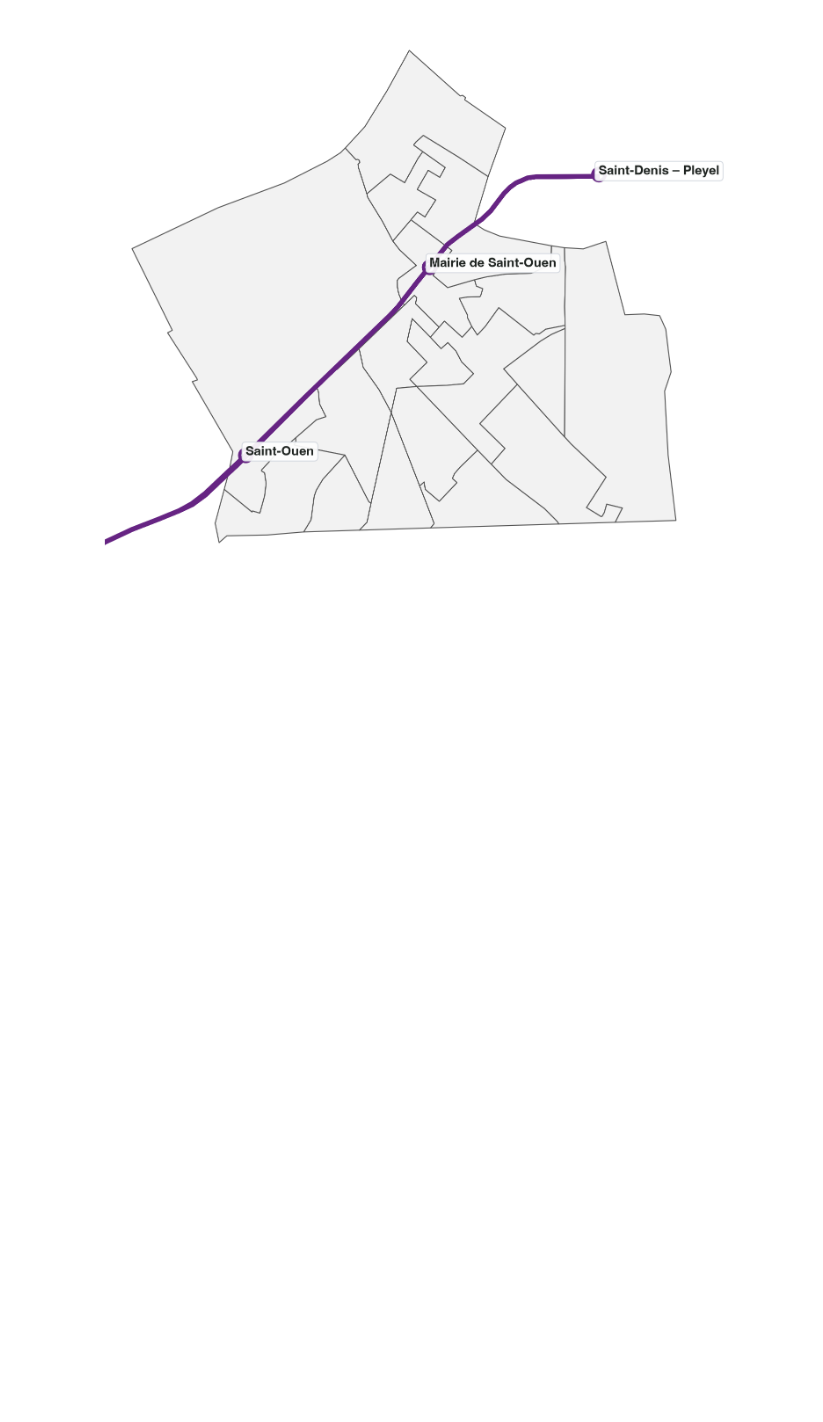
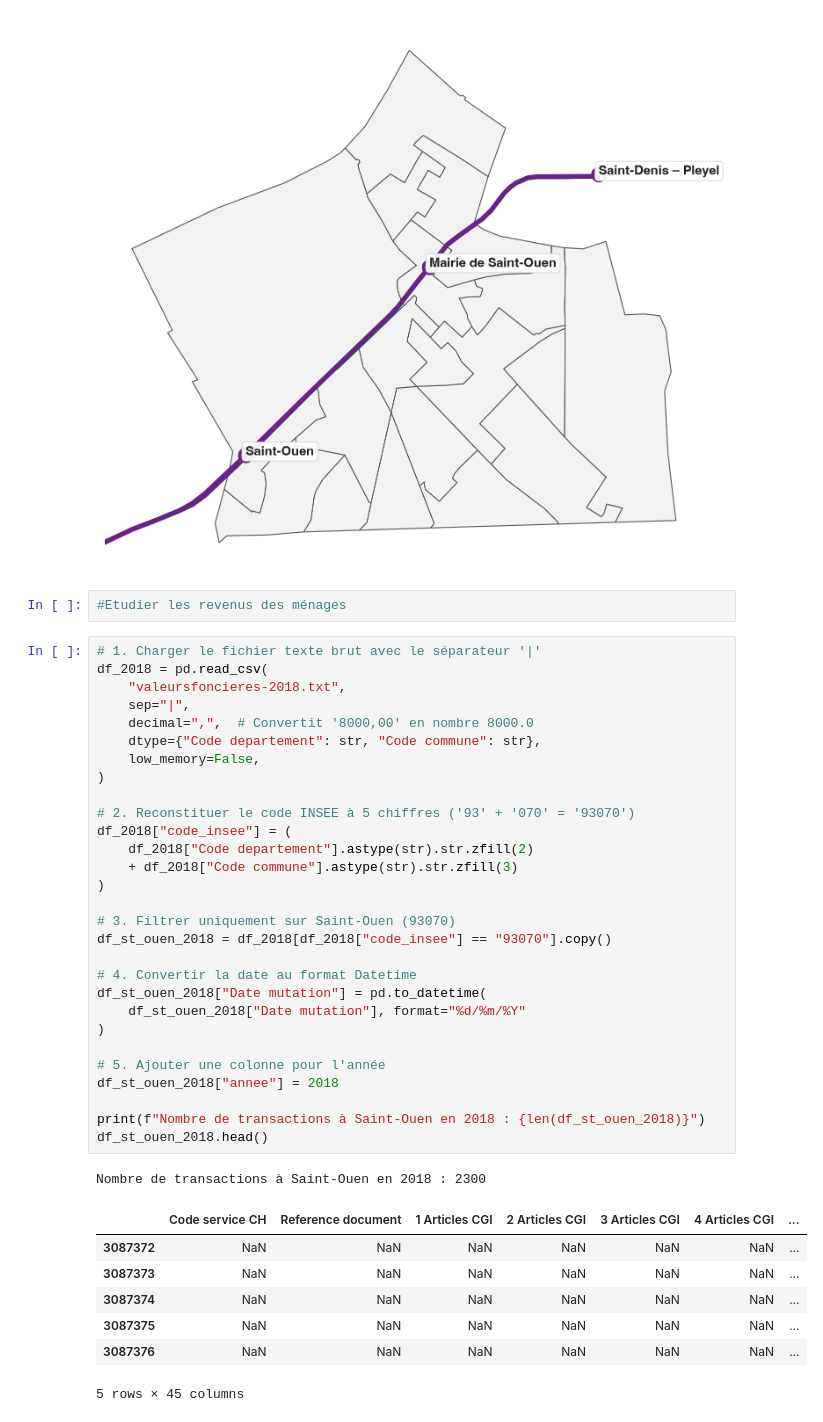
Before and after one commit to borhaney/projet_python_2a_ensae, a Jupyter notebook: notebook_borhane_2.ipynb, the cells around one changed output. Drawn from its saved outputs; the diff is of its cells as text; blank space fills up the shorter version.

```diff
--- a/notebook_borhane_2.ipynb
+++ b/notebook_borhane_2.ipynb
@@ -114,3 +114,43 @@ ax.set_axis_off()
 plt.show()
 # %% [output]
 [figure]
+# %%
+#Etudier les revenus des ménages
+# %%
+# 1. Charger le fichier texte brut avec le séparateur '|'
+df_2018 = pd.read_csv(
+    "valeursfoncieres-2018.txt",
+    sep="|",
+    decimal=",",  # Convertit '8000,00' en nombre 8000.0
+    dtype={"Code departement": str, "Code commune": str},
+    low_memory=False,
+)
+
+# 2. Reconstituer le code INSEE à 5 chiffres ('93' + '070' = '93070')
+df_2018["code_insee"] = (
+    df_2018["Code departement"].astype(str).str.zfill(2)
+    + df_2018["Code commune"].astype(str).str.zfill(3)
+)
+
+# 3. Filtrer uniquement sur Saint-Ouen (93070)
+df_st_ouen_2018 = df_2018[df_2018["code_insee"] == "93070"].copy()
+
+# 4. Convertir la date au format Datetime
+df_st_ouen_2018["Date mutation"] = pd.to_datetime(
+    df_st_ouen_2018["Date mutation"], format="%d/%m/%Y"
+)
+
+# 5. Ajouter une colonne pour l'année
+df_st_ouen_2018["annee"] = 2018
+
+print(f"Nombre de transactions à Saint-Ouen en 2018 : {len(df_st_ouen_2018)}")
+df_st_ouen_2018.head()
+# %% [output]
+Nombre de transactions à Saint-Ouen en 2018 : 2300
+|  | Code service CH | Reference document | 1 Articles CGI | 2 Articles CGI | 3 Articles CGI | 4 Articles CGI | ... |
+| 3087372 | NaN | NaN | NaN | NaN | NaN | NaN | ... |
+| 3087373 | NaN | NaN | NaN | NaN | NaN | NaN | ... |
+| 3087374 | NaN | NaN | NaN | NaN | NaN | NaN | ... |
+| 3087375 | NaN | NaN | NaN | NaN | NaN | NaN | ... |
+| 3087376 | NaN | NaN | NaN | NaN | NaN | NaN | ... |
+5 rows × 45 columns
```
Also changed, not shown: parts of 3 cells of this notebook.
